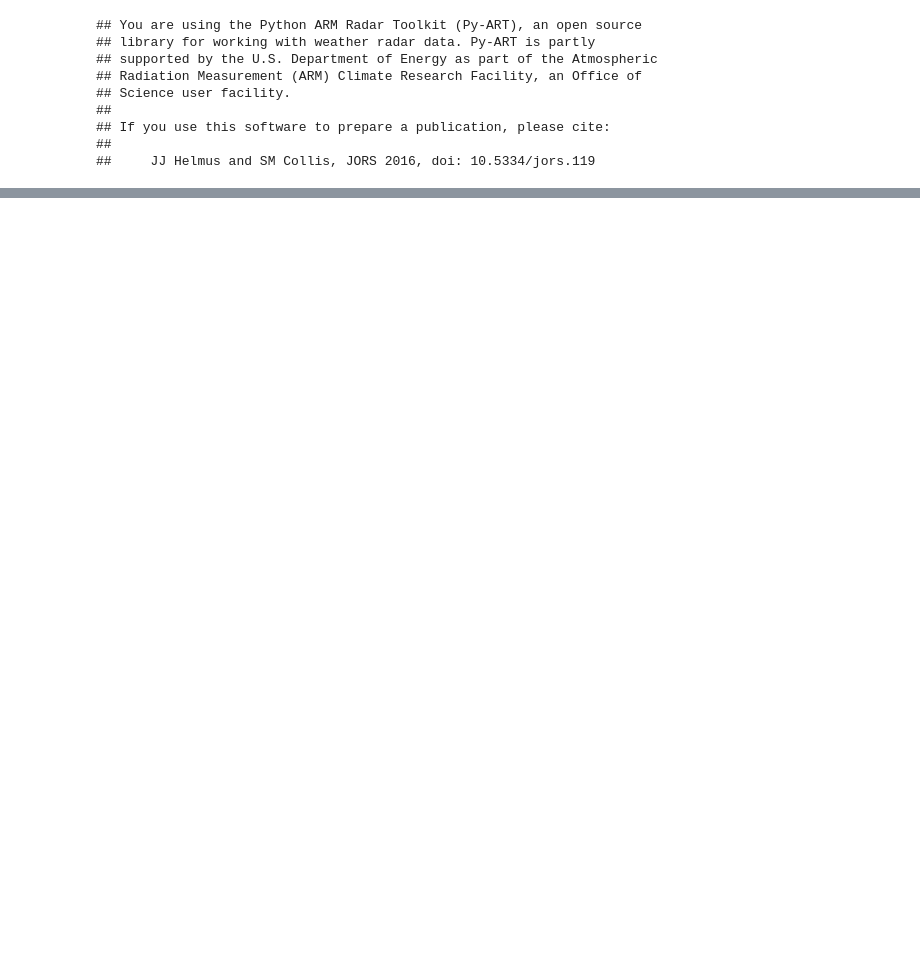
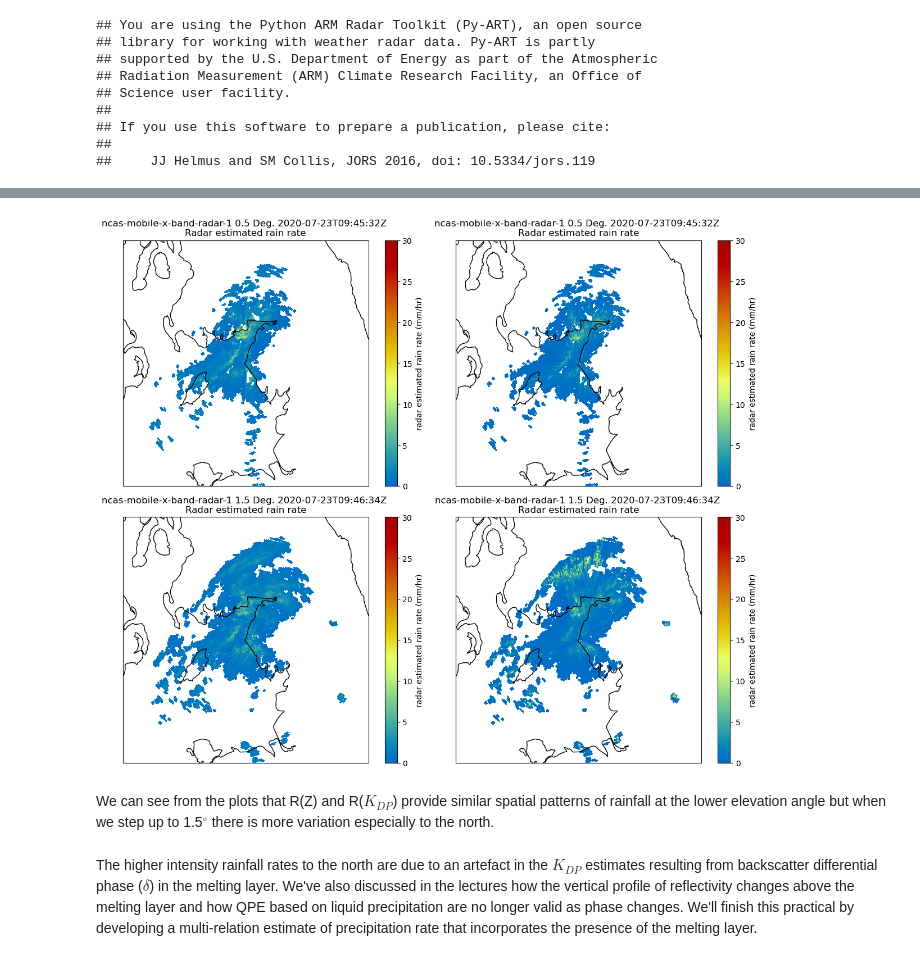
Before and after one commit to ncasuk/NCAS-Intro-Atmos-Radar-2024, a Jupyter notebook: notebooks/practicals/Practical_4_Part_4_QPE_processing_chain.ipynb, the cells around one changed output, grey strips where cells are left out. Drawn from its saved outputs; the diff is of its cells as text; code cells hidden in the pictures; blank space fills up the shorter version.

```diff
--- a/notebooks/practicals/Practical_4_Part_4_QPE_processing_chain.ipynb
+++ b/notebooks/practicals/Practical_4_Part_4_QPE_processing_chain.ipynb
@@ -232,0 +192,53 @@ raddisp.plot_ppi('RhoHV',sweep=2,vmin=0.7,vmax=1,gatefilter=gatefilter3)
+# %%
+proj = raddisp.grid_projection
+
+fig = plt.figure(figsize=(12,10))
+
+ax1 = plt.subplot(221, projection=proj)
+raddisp.plot_ppi_map("Rainfall_Z", 0,
+                 cmap=pycm.HomeyerRainbow,
+                     gatefilter=gatefilter,
+                     embellish=False,
+                     vmin=0,vmax=30,
+                 ax=ax1)
+
+ax1.coastlines(resolution='10m')
+
+ax2 = plt.subplot(222, projection=proj)
+raddisp.plot_ppi_map("Rainfall_KDP", 0,
+                 cmap=pycm.HomeyerRainbow,
+                     gatefilter=gatefilter,
+                     embellish=False,
+                     vmin=0,vmax=30,
+                 ax=ax2)
+
+ax2.coastlines(resolution='10m')
+
+
+ax3 = plt.subplot(223, projection=proj)
+raddisp.plot_ppi_map("Rainfall_Z", 2,
+                 cmap=pycm.HomeyerRainbow,
+                     gatefilter=gatefilter,
+                     embellish=False,
+                     vmin=0,vmax=30,
+                 ax=ax3)
+
+ax3.coastlines(resolution='10m')
+
+ax4 = plt.subplot(224, projection=proj)
+raddisp.plot_ppi_map("Rainfall_KDP", 2,
+                 cmap=pycm.HomeyerRainbow,
+                     gatefilter=gatefilter,
+                     embellish=False,
+                     vmin=0,vmax=30,
+                 ax=ax4)
+
+ax4.coastlines(resolution='10m')
+
+plt.tight_layout()
+# %% [output]
+[figure, added]
+# %% [markdown]
+We can see from the plots that R(Z) and R($K_{DP}$) provide similar spatial patterns of rainfall at the lower elevation angle but when we step up to 1.5$^\circ$ there is more variation especially to the north.
+# %% [markdown]
+The higher intensity rainfall rates to the north are due to an artefact in the $K_{DP}$ estimates resulting from backscatter differential phase ($\delta$) in the melting layer. We've also discussed in the lectures how the vertical profile of reflectivity changes above the melting layer and how QPE based on liquid precipitation are no longer valid as phase changes. We'll finish this practical by developing a multi-relation estimate of precipitation rate that incorporates the presence of the melting layer.
```
Also changed, not shown: parts of 37 cells of this notebook, 2 other files.
